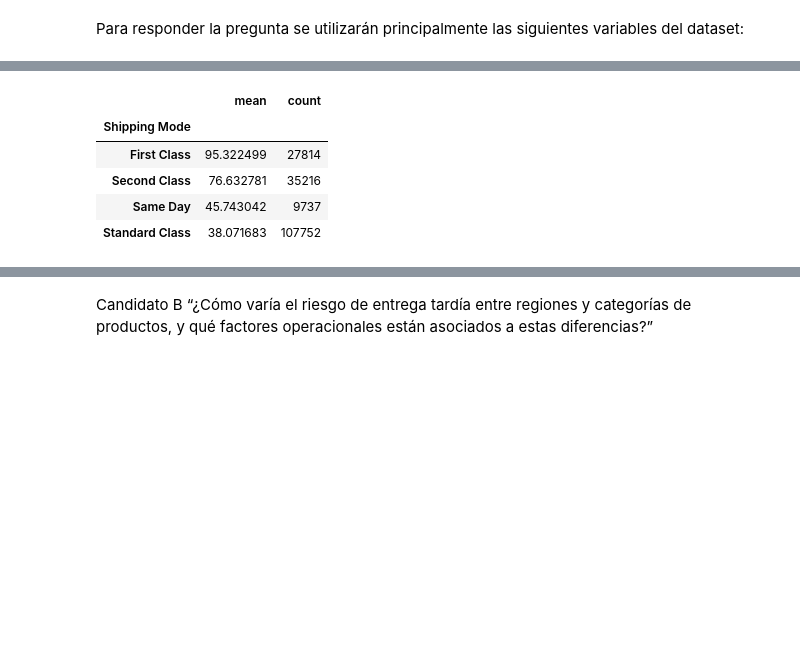
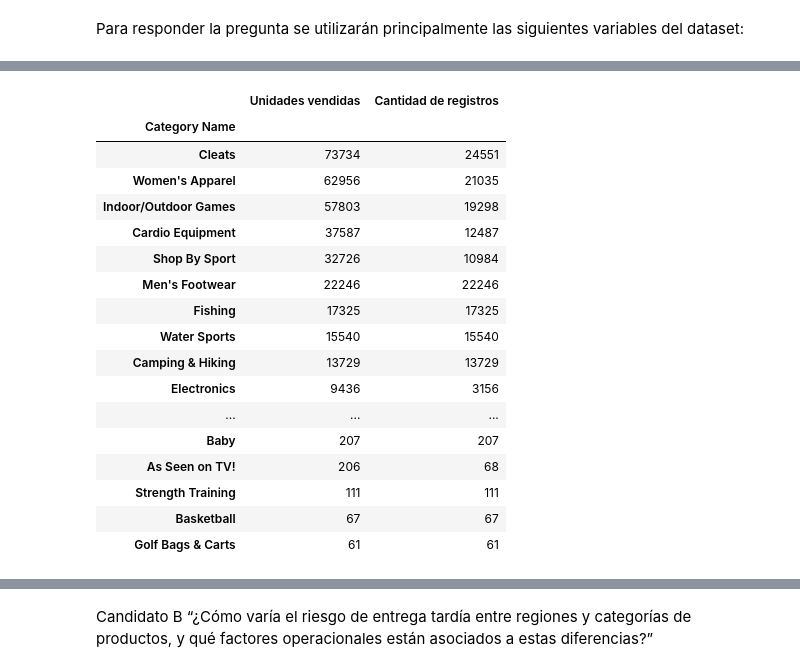
Before and after one commit to ians513/Business-Intelligence, a Jupyter notebook: Workshop Inicio Proyecto.ipynb, the cells around one changed output, grey strips where cells are left out. Drawn from its saved outputs; the diff is of its cells as text; code cells hidden in the pictures; blank space fills up the shorter version.

```diff
--- a/Workshop Inicio Proyecto.ipynb
+++ b/Workshop Inicio Proyecto.ipynb
@@ -195,17 +203,32 @@ display(riesgo_region)
-# %%
-riesgo_envio = (
-    df.groupby("Shipping Mode")["Late_delivery_risk"]
-      .agg(["mean", "count"])
-      .sort_values("mean", ascending=False)
-)
-
-riesgo_envio["mean"] *= 100
-
-display(riesgo_envio)
-# %% [output]
-|  | mean | count |
-| Shipping Mode |  |  |
-| First Class | 95.322499 | 27814 |
-| Second Class | 76.632781 | 35216 |
-| Same Day | 45.743042 | 9737 |
-| Standard Class | 38.071683 | 107752 |
+# %%
+ventas_categoria = (
+    df.groupby("Category Name")["Order Item Quantity"]
+      .agg(["sum", "count"])
+      .sort_values("sum", ascending=False)
+)
+
+ventas_categoria.columns = [
+    "Unidades vendidas",
+    "Cantidad de registros"
+]
+
+display(ventas_categoria)
+# %% [output]
+|  | Unidades vendidas | Cantidad de registros |
+| Category Name |  |  |
+| Cleats | 73734 | 24551 |
+| Women's Apparel | 62956 | 21035 |
+| Indoor/Outdoor Games | 57803 | 19298 |
+| Cardio Equipment | 37587 | 12487 |
+| Shop By Sport | 32726 | 10984 |
+| Men's Footwear | 22246 | 22246 |
+| Fishing | 17325 | 17325 |
+| Water Sports | 15540 | 15540 |
+| Camping & Hiking | 13729 | 13729 |
+| Electronics | 9436 | 3156 |
+| ... | ... | ... |
+| Baby | 207 | 207 |
+| As Seen on TV! | 206 | 68 |
+| Strength Training | 111 | 111 |
+| Basketball | 67 | 67 |
+| Golf Bags & Carts | 61 | 61 |
```
Also changed, not shown: parts of 9 cells of this notebook.
